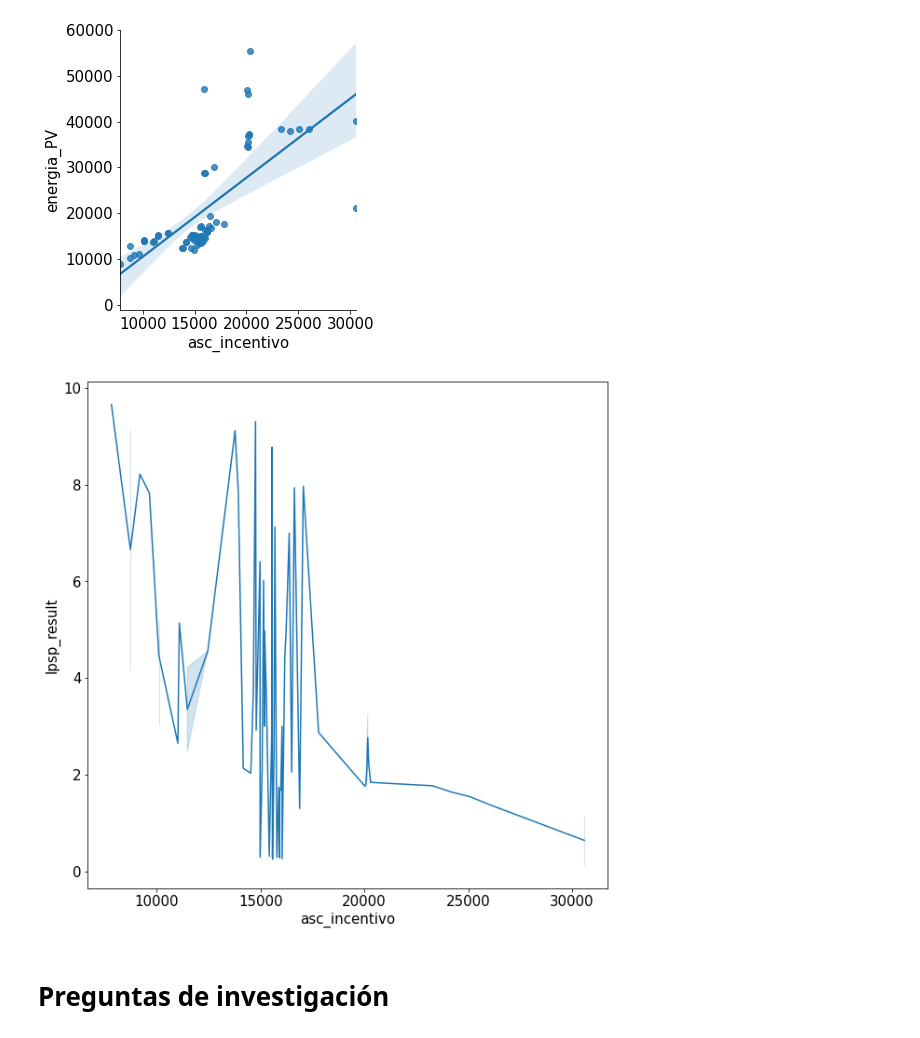
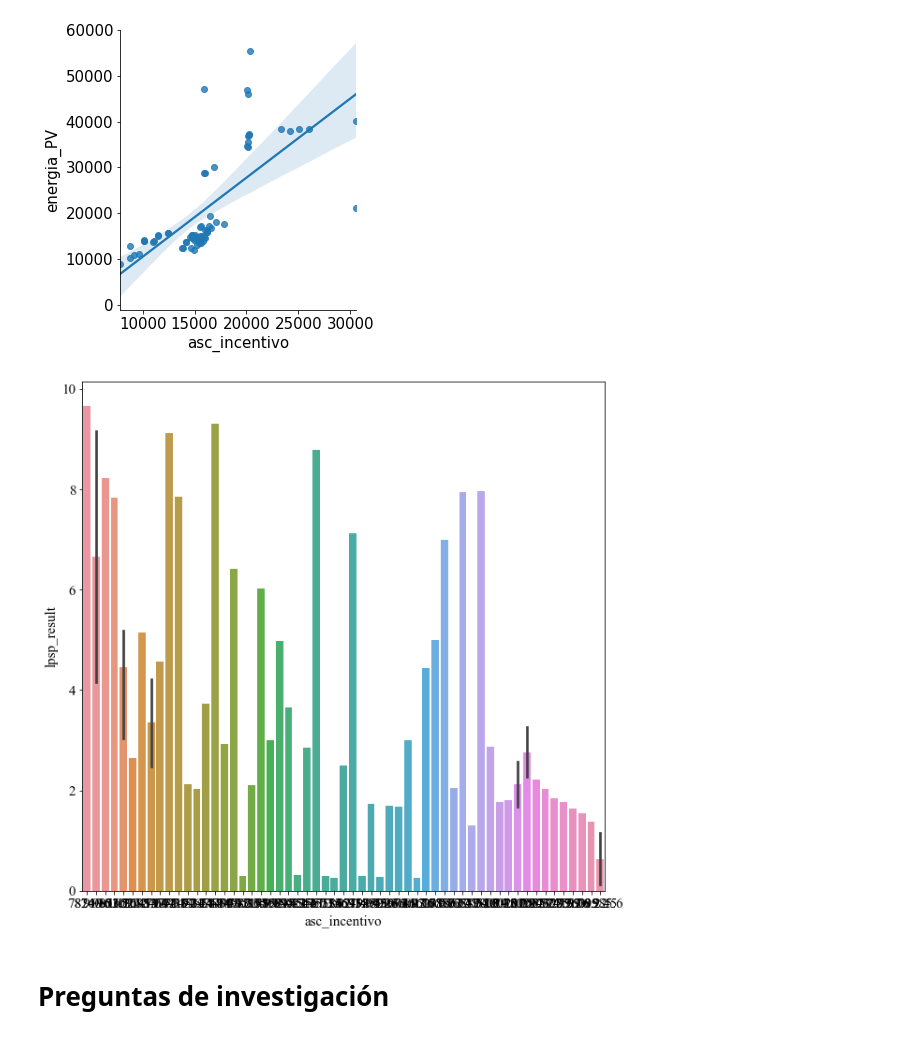
Before and after one commit to WRopero/dimensionamiento_microrred, a Jupyter notebook: preguntas_investigacion.ipynb, the cells around one changed output. Drawn from its saved outputs; the diff is of its cells as text; code cells hidden in the pictures.

```diff
--- a/preguntas_investigacion.ipynb
+++ b/preguntas_investigacion.ipynb
@@ -52,7 +74,7 @@ df4 = conexion_bd(sql="""select id_simulacion, energia_PV, energia_Dg,
                         p_bat_dg from resultados""",
                   database='result_op__.db',
                   update=False)
-df0 = pd.concat([df3, df4]).drop_duplicates().reset_index(drop=True)
+df0 = pd.concat([df3, df4]).reset_index(drop=True)
 # %%
 df0 = df0.groupby('id_simulacion').sum().reset_index()
 # %%
@@ -89,0 +102,2 @@ Index(['id_simulacion', 'n_pv', 'n_dg', 'p_dg', 'min_dg', 'efi_dg', 'lpsp',
+# %%
+df_analisis['energy_dg'] = df_analisis['p_bat_dg'] +df_analisis['energia_Dg']
@@ -90,13 +166,16 @@ Index(['id_simulacion', 'n_pv', 'n_dg', 'p_dg', 'min_dg', 'efi_dg', 'lpsp',
 # %%
 corrMatrix = df_analisis.query('optimizacion=="optimal" ')[[
     'energia_PV', 'energia_descarga_bateria',
-    'asc_incentivo', 'lcoe_incentivo', 'energia_Dg', 'energia_ENS','lpsp_result'
-]].corr()
+    'asc_incentivo', 'lcoe_incentivo', 'energia_Dg']].corr()
 
 lower_triang_df = corrMatrix.where(np.tril(np.ones(corrMatrix.shape)).astype(np.bool))
 
 plt.figure(figsize=(10, 10))
-plt.rcParams.update({'font.size': 15})
+plt.rcParams.update({'font.size': 15,'font.family':'Times New Roman'})
+
+
+
+
 sns.heatmap(lower_triang_df,
             annot=True,
             annot_kws={"size": 15},
@@ -113,10 +197,10 @@ sns.lmplot(x="asc_incentivo", y="energia_PV", data=df_analisis.query('optimizaci
 [figure]
 # %%
 plt.figure(figsize=(10, 10))
-sns.lineplot(data=df_analisis.query('optimizacion=="optimal" and p_dg !=0 '), x="asc_incentivo", y="lpsp_result")
+sns.barplot(data=df_analisis.query('optimizacion=="optimal" and p_dg !=0 '), x="asc_incentivo", y="lpsp_result")
 plt.show()
 # %% [output]
-[figure, old version]
+[figure, new version]
 # %% [markdown]
 # Preguntas de investigación
 # %% [markdown]
```
Also changed, not shown: parts of 10 cells of this notebook, 6 other files.
